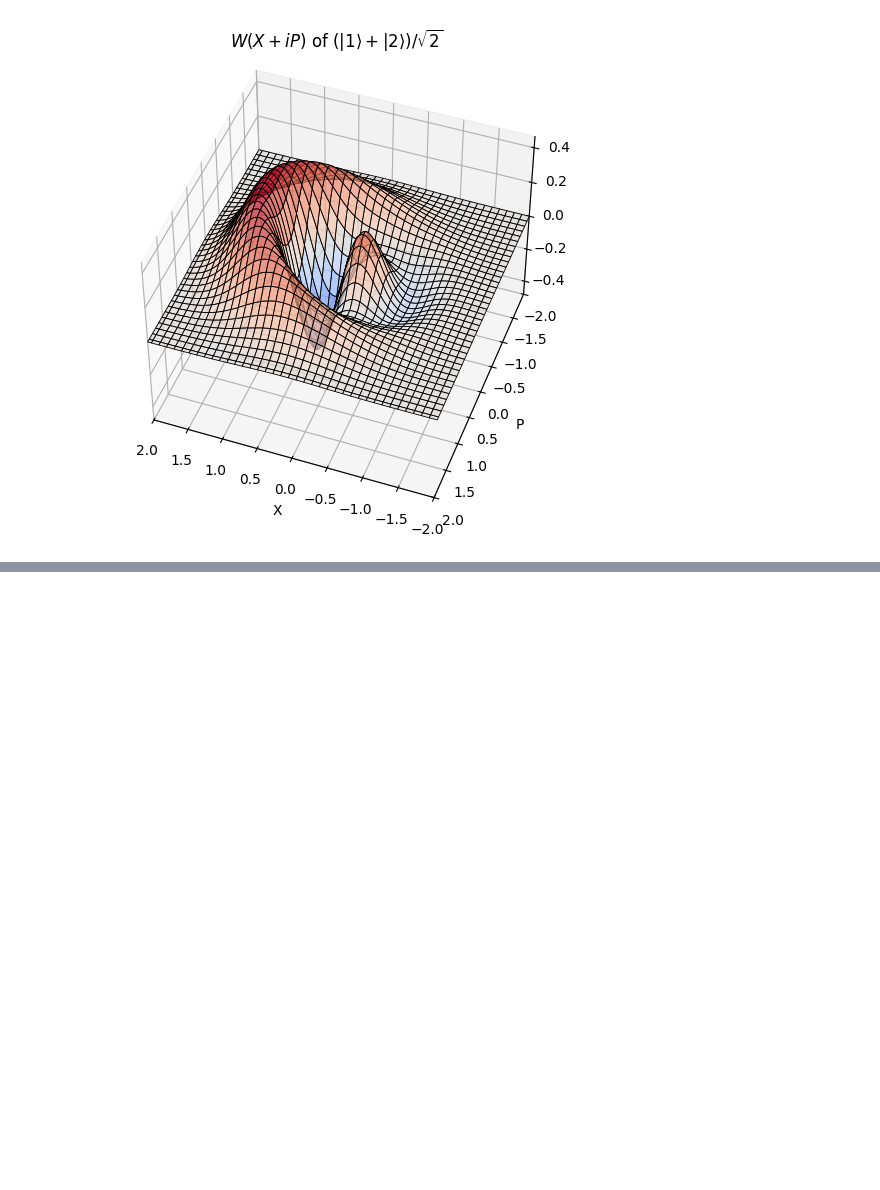
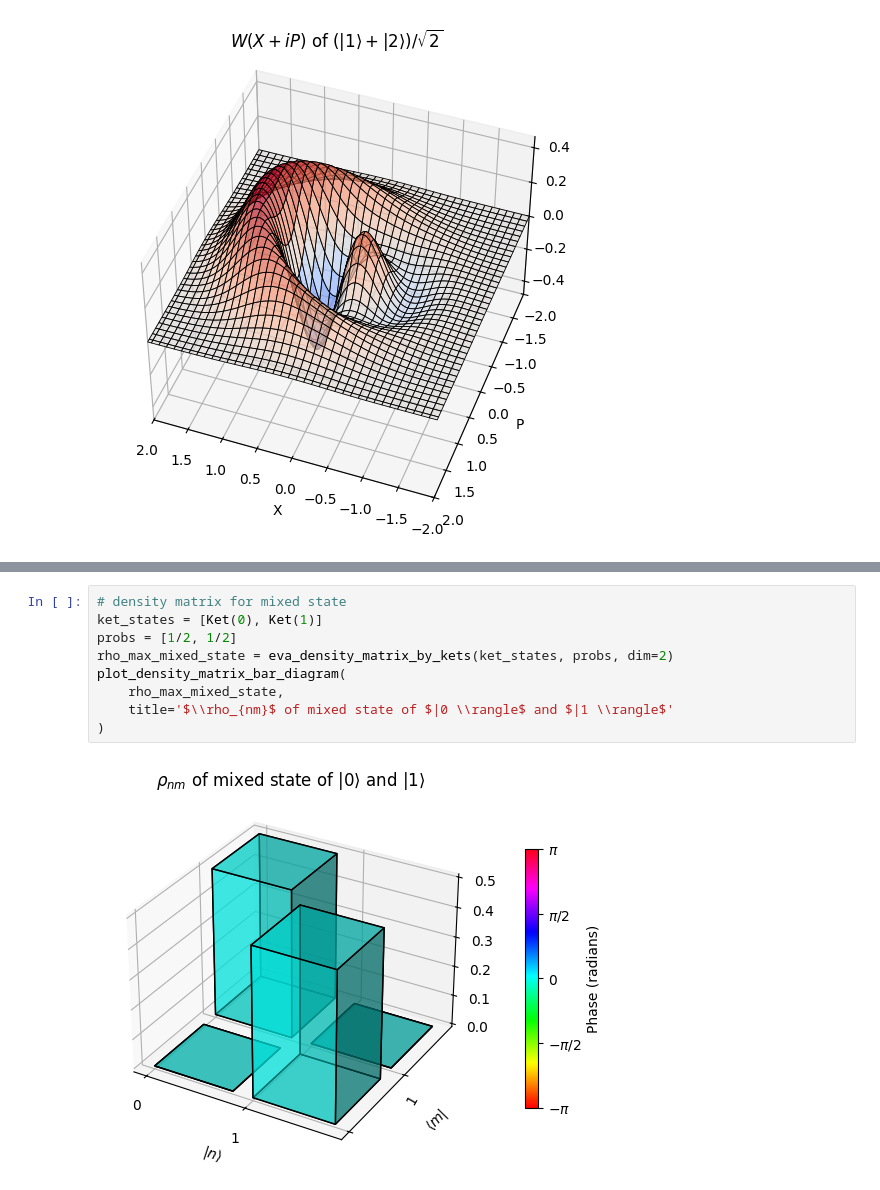
Before and after one commit to ElenBOT/tomography, a Jupyter notebook: examples.ipynb, the cells around one changed output, grey strips where cells are left out. Drawn from its saved outputs; the diff is of its cells as text; blank space fills up the shorter version.

```diff
--- a/examples.ipynb
+++ b/examples.ipynb
@@ -139,0 +157,11 @@ plot_complex_2dfunc_in3d(
+# %%
+# density matrix for mixed state
+ket_states = [Ket(0), Ket(1)]
+probs = [1/2, 1/2]
+rho_max_mixed_state = eva_density_matrix_by_kets(ket_states, probs, dim=2)
+plot_density_matrix_bar_diagram(
+    rho_max_mixed_state,
+    title='$\\rho_{nm}$ of mixed state of $|0 \\rangle$ and $|1 \\rangle$'
+)
+# %% [output]
+[figure, added]
```
Also changed, not shown: parts of 6 cells of this notebook, 4 other files.
